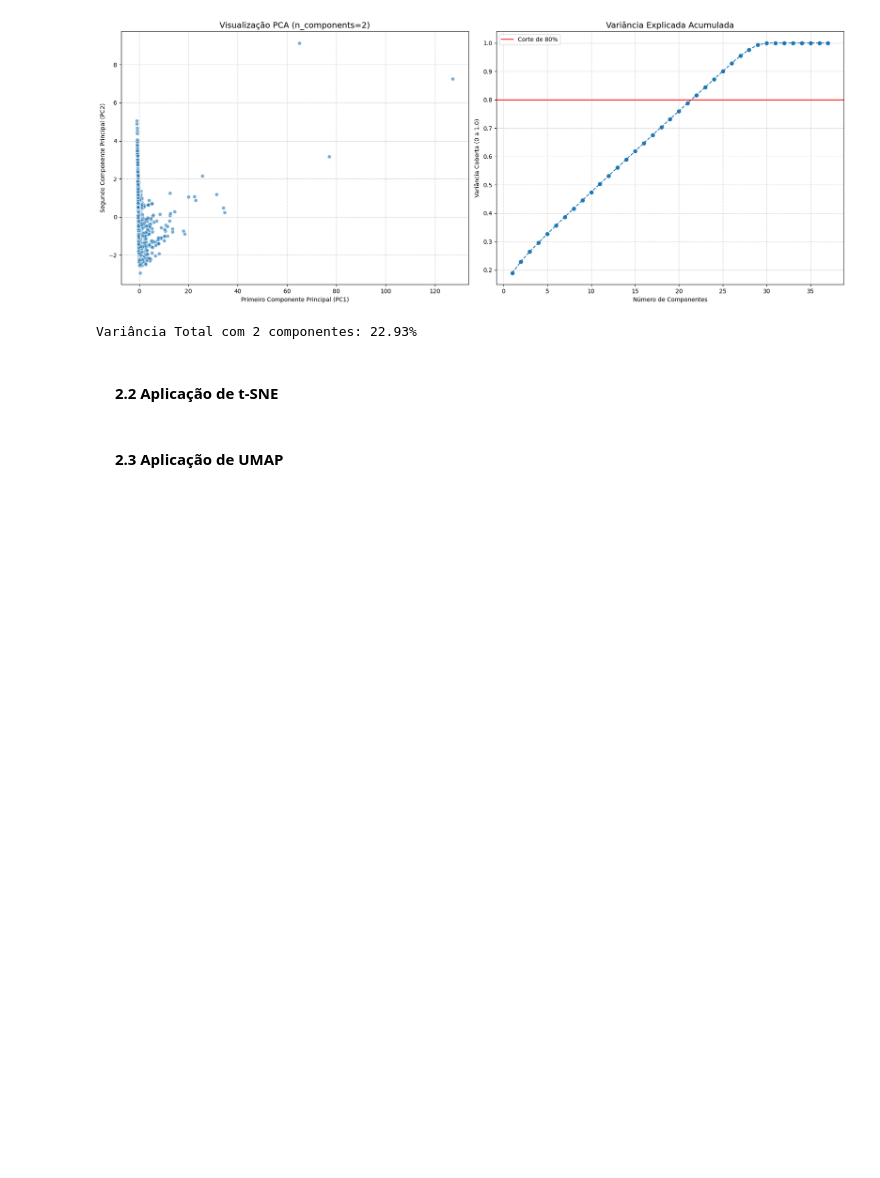
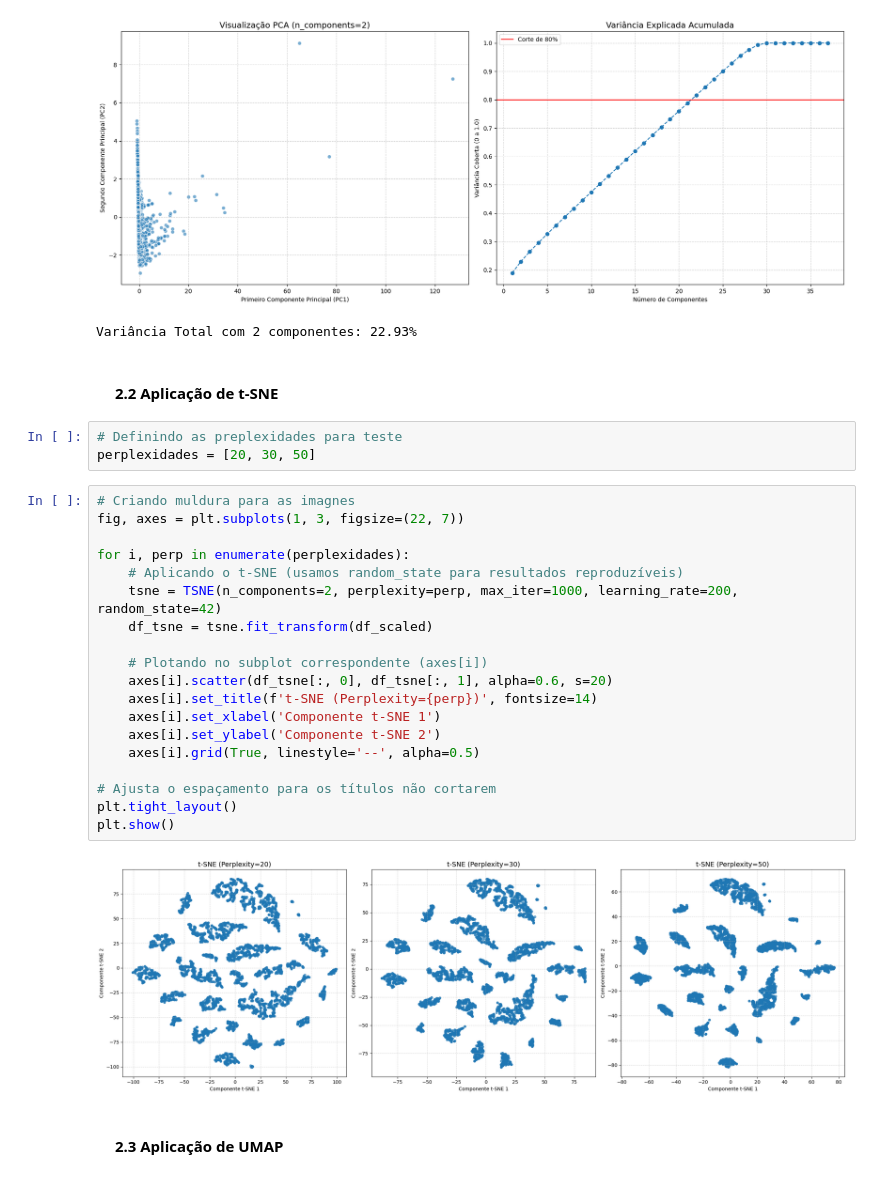
Before and after one commit to DouglaxN/project-unsupervised, a Jupyter notebook: Final/main.ipynb, the cells around one changed output. Cells and saved outputs as stored; diff of their text form; blank space fills up the shorter version.

```diff
--- a/Final/main.ipynb
+++ b/Final/main.ipynb
@@ -231,5 +231,29 @@ print(f"Variância Total com 2 componentes: {variancia_acumulada[1]:.2%}")
 Variância Total com 2 componentes: 22.93%
 # %% [markdown]
 #### &emsp;  2.2 Aplicação de t-SNE
+# %%
+# Definindo as preplexidades para teste
+perplexidades = [20, 30, 50]
+# %%
+# Criando muldura para as imagnes
+fig, axes = plt.subplots(1, 3, figsize=(22, 7))
+
+for i, perp in enumerate(perplexidades):
+    # Aplicando o t-SNE (usamos random_state para resultados reproduzíveis)
+    tsne = TSNE(n_components=2, perplexity=perp, max_iter=1000, learning_rate=200, random_state=42)
+    df_tsne = tsne.fit_transform(df_scaled)
+
+    # Plotando no subplot correspondente (axes[i])
+    axes[i].scatter(df_tsne[:, 0], df_tsne[:, 1], alpha=0.6, s=20)
+    axes[i].set_title(f't-SNE (Perplexity={perp})', fontsize=14)
+    axes[i].set_xlabel('Componente t-SNE 1')
+    axes[i].set_ylabel('Componente t-SNE 2')
+    axes[i].grid(True, linestyle='--', alpha=0.5)
+
+# Ajusta o espaçamento para os títulos não cortarem
+plt.tight_layout()
+plt.show()
+# %% [output]
+[figure, added]
 # %% [markdown]
 #### &emsp;  2.3 Aplicação de UMAP
```
Also changed, not shown: parts of 1 cell of this notebook, 2 other files.
